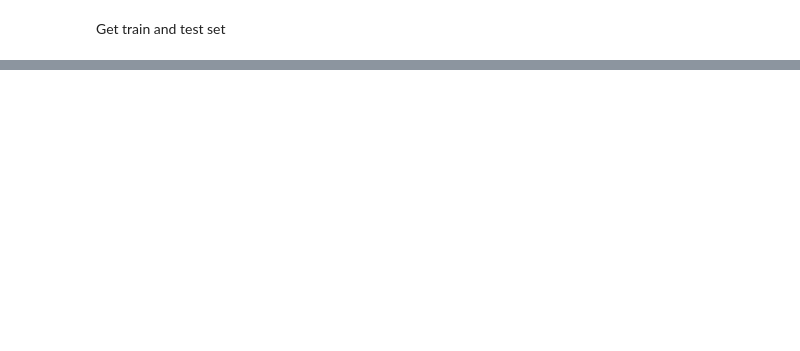
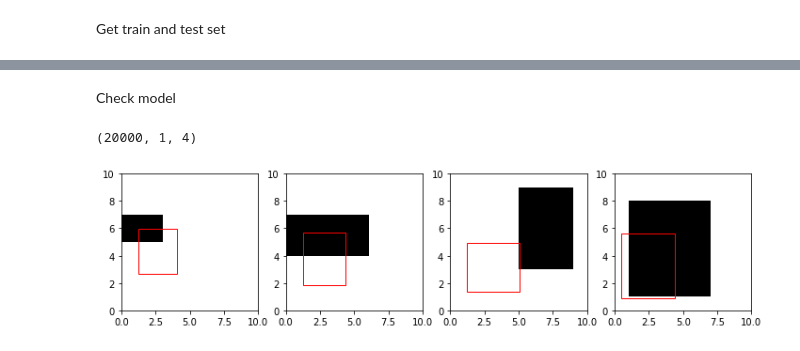
Before and after one commit to yuli4ka/rectangleDetection, a Jupyter notebook: rectangleDetection.ipynb, the cells around one changed output, grey strips where cells are left out. Drawn from its saved outputs; the diff is of its cells as text; code cells hidden in the pictures; blank space fills up the shorter version.

```diff
--- a/rectangleDetection.ipynb
+++ b/rectangleDetection.ipynb
@@ -127,0 +138,4 @@ plt.plot(xc, val_acc)
+# %%
+print(accuracy)
+index_max=accuracy.index(max(accuracy))
+print(index_max)
@@ -127,0 +149,4 @@ plt.plot(xc, val_acc)
+# %%
+print("The best neural with ", accuracy[index_max], "accuracy is")
+model = models[index_max]
+model.summary()
@@ -127,0 +173,19 @@ plt.plot(xc, val_acc)
+# %% [markdown]
+Check model
+# %%
+predicted_boxes = model.predict(x_test)
+predicted_boxes = predicted_boxes * image_size
+predicted_boxes = predicted_boxes.reshape(len(predicted_boxes), num_rectangles, -1)
+predicted_boxes.shape
+# %% [output]
+(20000, 1, 4)
+# %%
+plt.figure(figsize=(12, 3))
+for i_subplot in range(1, 5):
+    plt.subplot(1, 4, i_subplot)
+    i = np.random.randint(len(test_images))
+    plt.imshow(test_images[i].T, cmap='Greys', interpolation='none', origin='lower', extent=[0, image_size, 0, image_size])
+    for pred_box, exp_bbox in zip(predicted_boxes[i], test_boxes[i]):
+        plt.gca().add_patch(matplotlib.patches.Rectangle((pred_box[0], pred_box[1]), pred_box[2], pred_box[3], ec='r', fc='none'))
+# %% [output]
+[figure, added]
```
Also changed, not shown: parts of 16 cells of this notebook.
